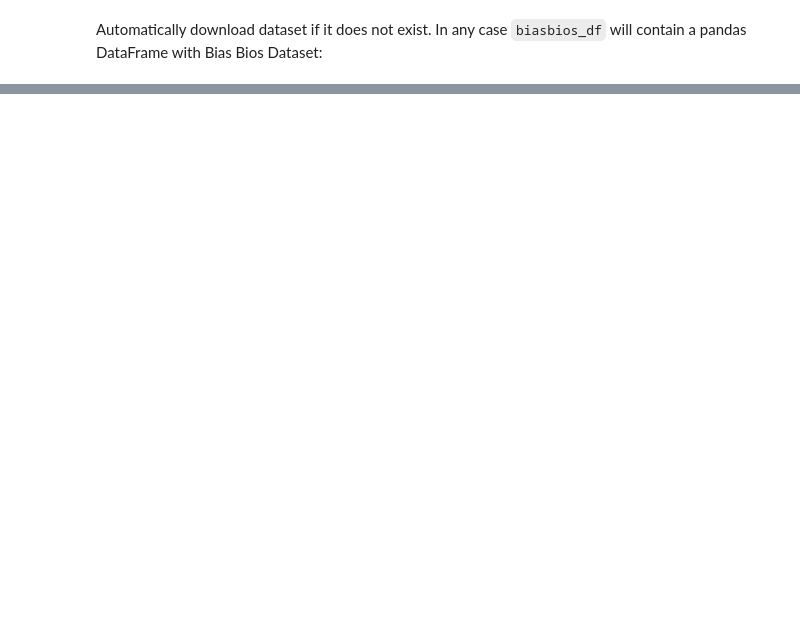
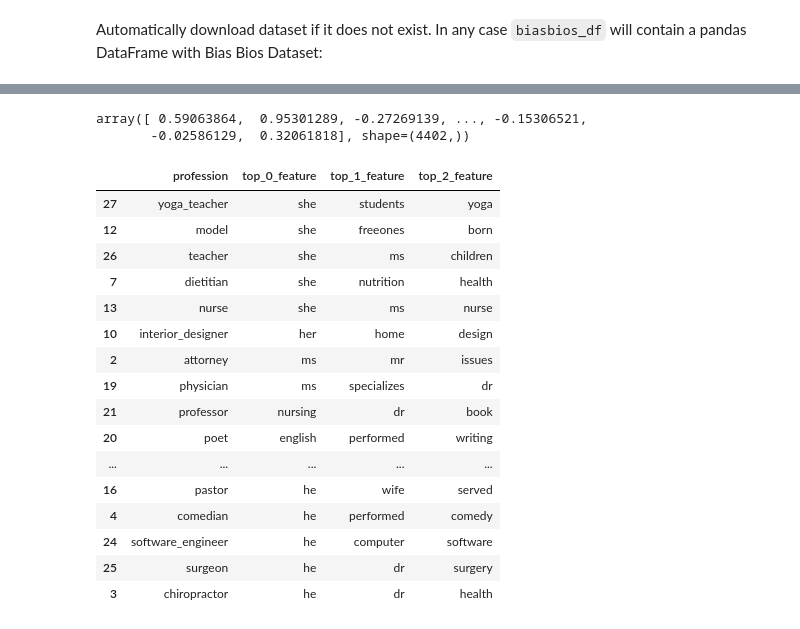
Before and after one commit to felinosoph/gender-bias-in-prediction, a Jupyter notebook: modeling.ipynb, the cells around one changed output, grey strips where cells are left out. Saved outputs shown, nothing was run; the diff lists cells and outputs as text; code cells hidden in the pictures; blank space fills up the shorter version.

```diff
--- a/modeling.ipynb
+++ b/modeling.ipynb
@@ -120,0 +419,59 @@ biasbios_df.head()
+# %%
+model.coef_[0, :]
+# %% [output]
+array([ 0.59063864,  0.95301289, -0.27269139, ..., -0.15306521,
+       -0.02586129,  0.32061818], shape=(4402,))
+# %%
+def calculate_correlations_to_gender(model,tf_idf, X_test, test_df, top_n, top_k):
+    indices = np.argsort(model.coef_,  axis=1)[:, -top_n:]
+    X_test_dense = X_test.toarray()
+
+    correlations = np.zeros((28, top_n))
+    p_values = np.zeros((28, top_n))
+
+    for class_idx in range(28):
+        for feat_idx in range(top_n):
+            col_idx = indices[class_idx, feat_idx]
+            feature = X_test_dense[:, col_idx]
+
+            corr, pval = pointbiserialr(test_df["gender"], feature)
+            correlations[class_idx, feat_idx] = corr
+            p_values[class_idx, feat_idx] = pval
+    corr_sorted_idx = np.argsort(np.abs(correlations), axis=1)[:, ::-1][:, :top_k]
+    idx = indices[
+        np.arange(28)[:, None], corr_sorted_idx
+    ]
+    feature_names = tf_idf.get_feature_names_out()
+    top_k_correlations = correlations[np.arange(28)[:, None], corr_sorted_idx]
+    top_k_features =  feature_names[idx]
+    corr_features = np.hstack((top_k_correlations, top_k_features))
+    column_names = [f"top_{k}_correlation" for k in range(top_k)] + [
+        f"top_{k}_feature" for k in range(top_k)
+    ]
+    result_df = pd.DataFrame(corr_features, columns=column_names)
+    result_df["profession"] = PROFESSION_TO_TEXT
+    return result_df
+
+result_df = calculate_correlations_to_gender(
+    model, tf_idf, X_test, test_df, 25, 3
+)
+# %%
+result_df.sort_values("top_0_correlation",ascending=False)[["profession", "top_0_feature", "top_1_feature", "top_2_feature"]]
+# %% [output]
+|  | profession | top_0_feature | top_1_feature | top_2_feature |
+| 27 | yoga_teacher | she | students | yoga |
+| 12 | model | she | freeones | born |
+| 26 | teacher | she | ms | children |
+| 7 | dietitian | she | nutrition | health |
+| 13 | nurse | she | ms | nurse |
+| 10 | interior_designer | her | home | design |
+| 2 | attorney | ms | mr | issues |
+| 19 | physician | ms | specializes | dr |
+| 21 | professor | nursing | dr | book |
+| 20 | poet | english | performed | writing |
+| ... | ... | ... | ... | ... |
+| 16 | pastor | he | wife | served |
+| 4 | comedian | he | performed | comedy |
+| 24 | software_engineer | he | computer | software |
+| 25 | surgeon | he | dr | surgery |
+| 3 | chiropractor | he | dr | health |
```
Also changed, not shown: parts of 42 cells of this notebook, 3 other files.
